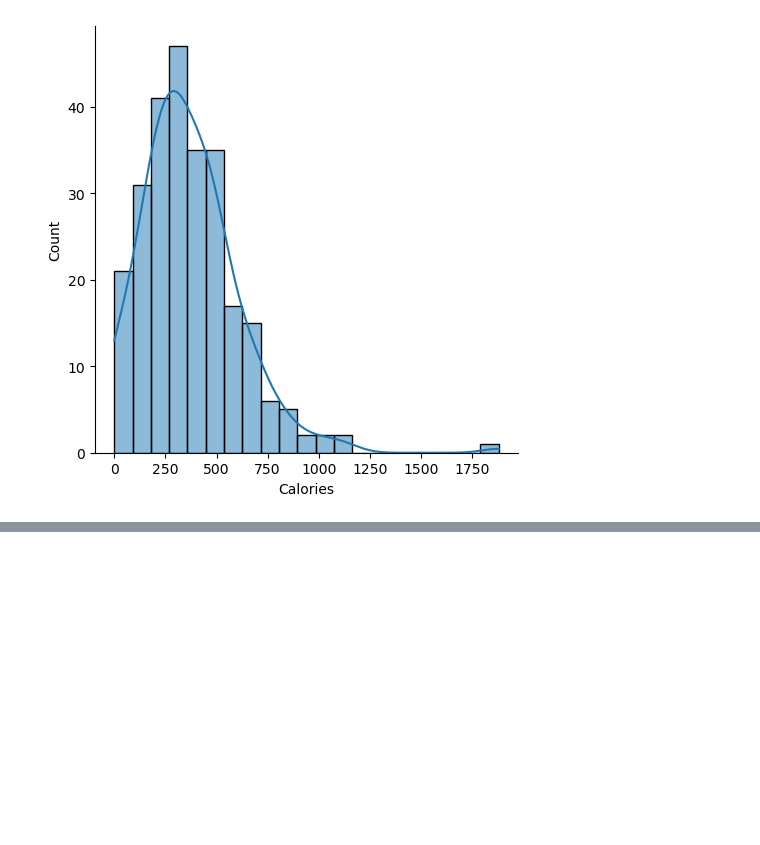
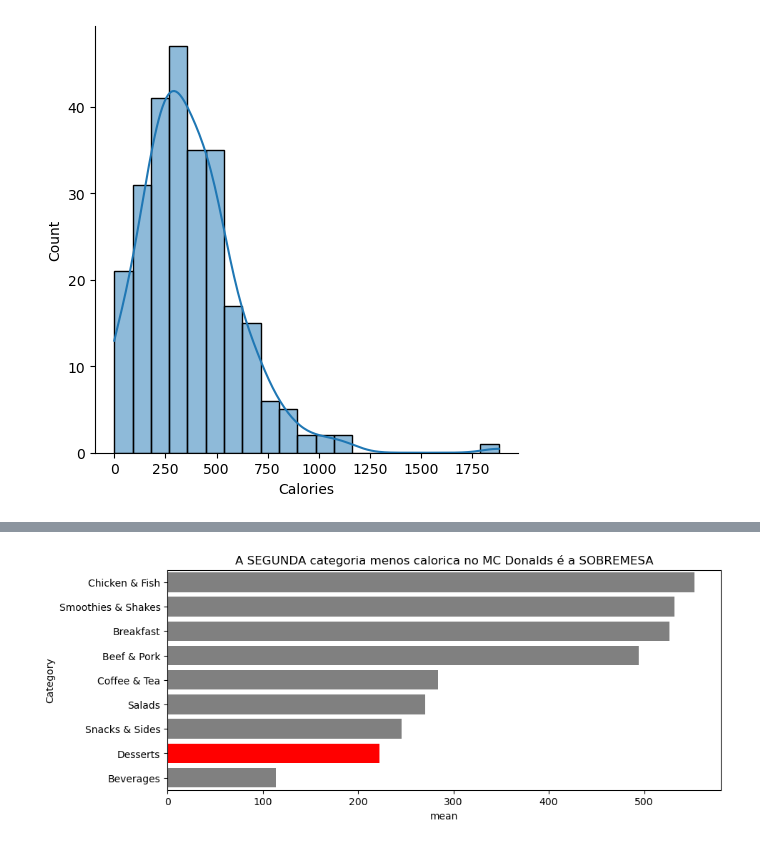
Before and after one commit to eduabichabki/analise-vendas-mcdonalds, a Jupyter notebook: mcdonalds_project.ipynb, the cells around one changed output, grey strips where cells are left out. Drawn from its saved outputs; the diff is of its cells as text; code cells hidden in the pictures; blank space fills up the shorter version.

```diff
--- a/mcdonalds_project.ipynb
+++ b/mcdonalds_project.ipynb
@@ -54,0 +50,4 @@ sns.catplot(data=df, kind="swarm", x="Category", y="Calories")
+# %%
+df_calorias = df.groupby('Category')['Calories'].describe()
+df_calorias = df_calorias.sort_values(by=['mean'], ascending=False)
+display(df_calorias)
@@ -54,0 +66,16 @@ sns.catplot(data=df, kind="swarm", x="Category", y="Calories")
+# %%
+plt.figure(figsize=(10,4))
+
+ax = sns.barplot(data=df_calorias, x="mean", y="Category", color="grey")
+
+try:
+    indice_barra_destacada = df_calorias.index.tolist().index('Desserts')
+    ax.patches[indice_barra_destacada].set_facecolor('red')
+except ValueError:
+    print(f"Categoria '{categoria_desejada}' não encontrada!")
+
+plt.title("A SEGUNDA categoria menos calorica no MC Donalds é a SOBREMESA")
+
+plt.show()
+# %% [output]
+[figure, added]
```
Also changed, not shown: parts of 2 cells of this notebook.
